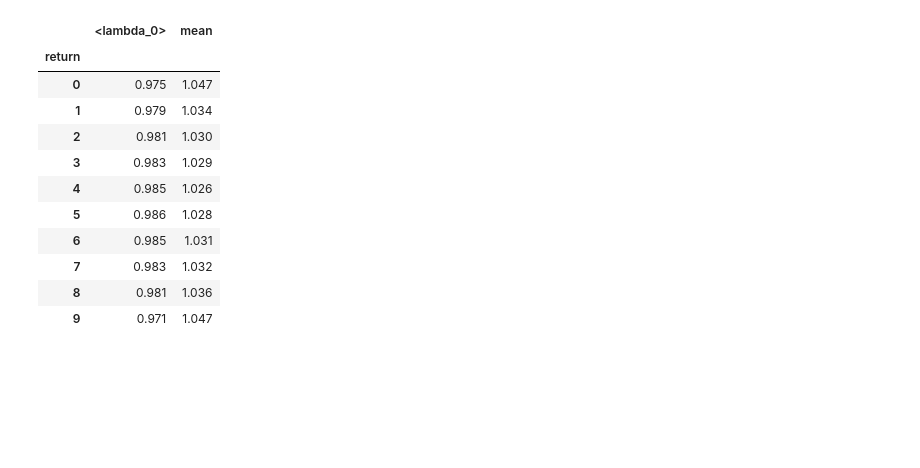
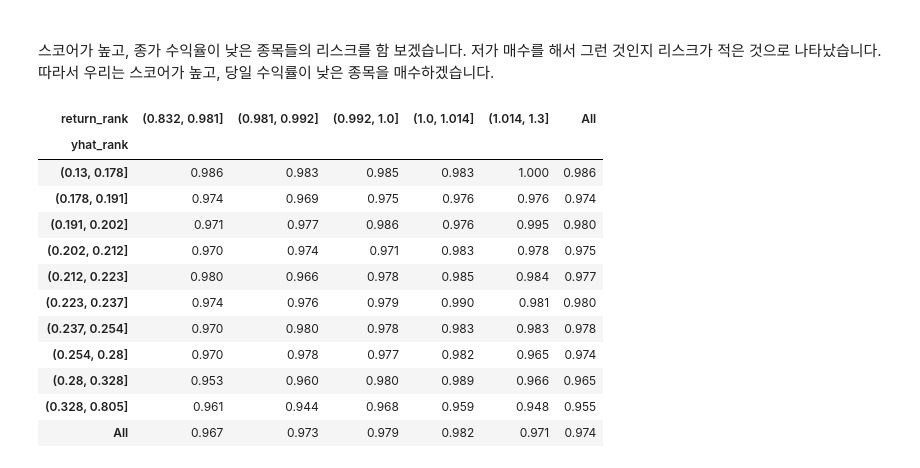
Before and after one commit to occam-KHS/Hanbit-Media, a Jupyter notebook: 4.6.2 Stock Filtering.ipynb, the cells around one changed output. Cells and saved outputs as stored; diff of their text form; code cells hidden in the pictures; blank space fills up the shorter version.

```diff
--- a/4.6.2 Stock Filtering.ipynb
+++ b/4.6.2 Stock Filtering.ipynb
@@ -11,0 +14,3 @@ pd.options.display.float_format = '{:,.3f}'.format
+# %%
+X_outcome = pd.read_pickle('X_outcome.pkl')
+X_outcome.head()
@@ -14,10 +27,5 @@ pd.options.display.float_format = '{:,.3f}'.format
 # %%
-rank  = pd.qcut(data_all_1['return'], q=15)
-
-print(data_all_1.groupby(rank)['max_close'].agg(['mean', lambda x: x.quantile(0.1)]))
-
-plt.figure(figsize=(12,5))
-ax = data_all_1.groupby(rank)['max_close'].mean().plot(color='blue')
-ax2 = ax.twinx()
-ax2 = data_all_1.groupby(rank)['max_close'].quantile(0.1).plot(color='red')
+X_outcome['yhat_rank'] = pd.qcut(X_outcome['yhat'], q=10)
+X_outcome['return_rank']  = pd.qcut(X_outcome['return'], q=5)
+X_outcome.groupby(['yhat_rank','return_rank'])['target'].mean().unstack()
 # %% [output]
@@ -42,16 +62,18 @@ return
+# %% [markdown]
+<br> 스코어가 높고, 종가 수익율이 낮은 종목들의 리스크를 함 보겠습니다. 저가 매수를 해서 그런 것인지 리스크가 적은 것으로 나타났습니다. 따라서 우리는 스코어가 높고, 당일 수익률이 낮은 종목을 매수하겠습니다.
 # %%
-s = {'mean', lambda x: x.quantile(0.1)}
-data_all_1.groupby(rank)['max_close'].agg(s)
+pd.pivot_table(data = X_outcome, index = 'yhat_rank', columns = 'return_rank', values = 'min_close', aggfunc='mean', margins=True)
 # %% [output]
-|  | <lambda_0> | mean |
-| return |  |  |
-| 0 | 0.975 | 1.047 |
-| 1 | 0.979 | 1.034 |
-| 2 | 0.981 | 1.030 |
-| 3 | 0.983 | 1.029 |
-| 4 | 0.985 | 1.026 |
-| 5 | 0.986 | 1.028 |
-| 6 | 0.985 | 1.031 |
-| 7 | 0.983 | 1.032 |
-| 8 | 0.981 | 1.036 |
-| 9 | 0.971 | 1.047 |
+| return_rank | (0.832, 0.981] | (0.981, 0.992] | (0.992, 1.0] | (1.0, 1.014] | (1.014, 1.3] | All |
+| yhat_rank |  |  |  |  |  |  |
+| (0.13, 0.178] | 0.986 | 0.983 | 0.985 | 0.983 | 1.000 | 0.986 |
+| (0.178, 0.191] | 0.974 | 0.969 | 0.975 | 0.976 | 0.976 | 0.974 |
+| (0.191, 0.202] | 0.971 | 0.977 | 0.986 | 0.976 | 0.995 | 0.980 |
+| (0.202, 0.212] | 0.970 | 0.974 | 0.971 | 0.983 | 0.978 | 0.975 |
+| (0.212, 0.223] | 0.980 | 0.966 | 0.978 | 0.985 | 0.984 | 0.977 |
+| (0.223, 0.237] | 0.974 | 0.976 | 0.979 | 0.990 | 0.981 | 0.980 |
+| (0.237, 0.254] | 0.970 | 0.980 | 0.978 | 0.983 | 0.983 | 0.978 |
+| (0.254, 0.28] | 0.970 | 0.978 | 0.977 | 0.982 | 0.965 | 0.974 |
+| (0.28, 0.328] | 0.953 | 0.960 | 0.980 | 0.989 | 0.966 | 0.965 |
+| (0.328, 0.805] | 0.961 | 0.944 | 0.968 | 0.959 | 0.948 | 0.955 |
+| All | 0.967 | 0.973 | 0.979 | 0.982 | 0.971 | 0.974 |
```
Also changed, not shown: parts of 8 cells of this notebook, 4 other files.
